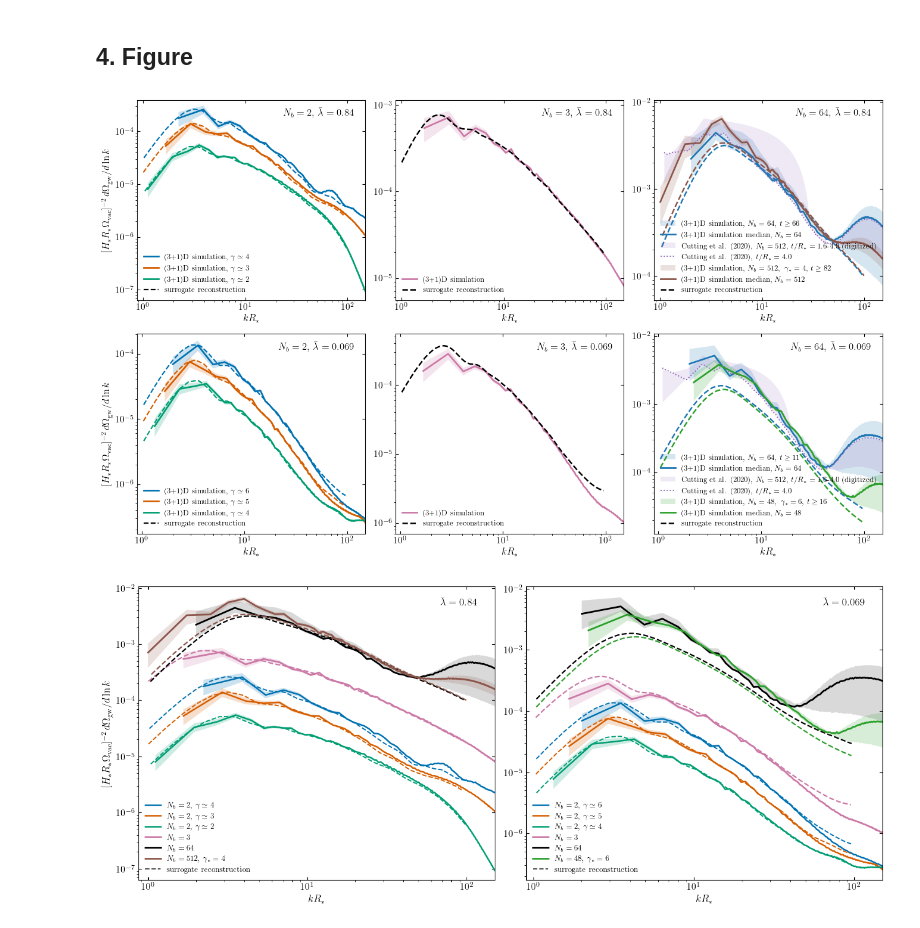
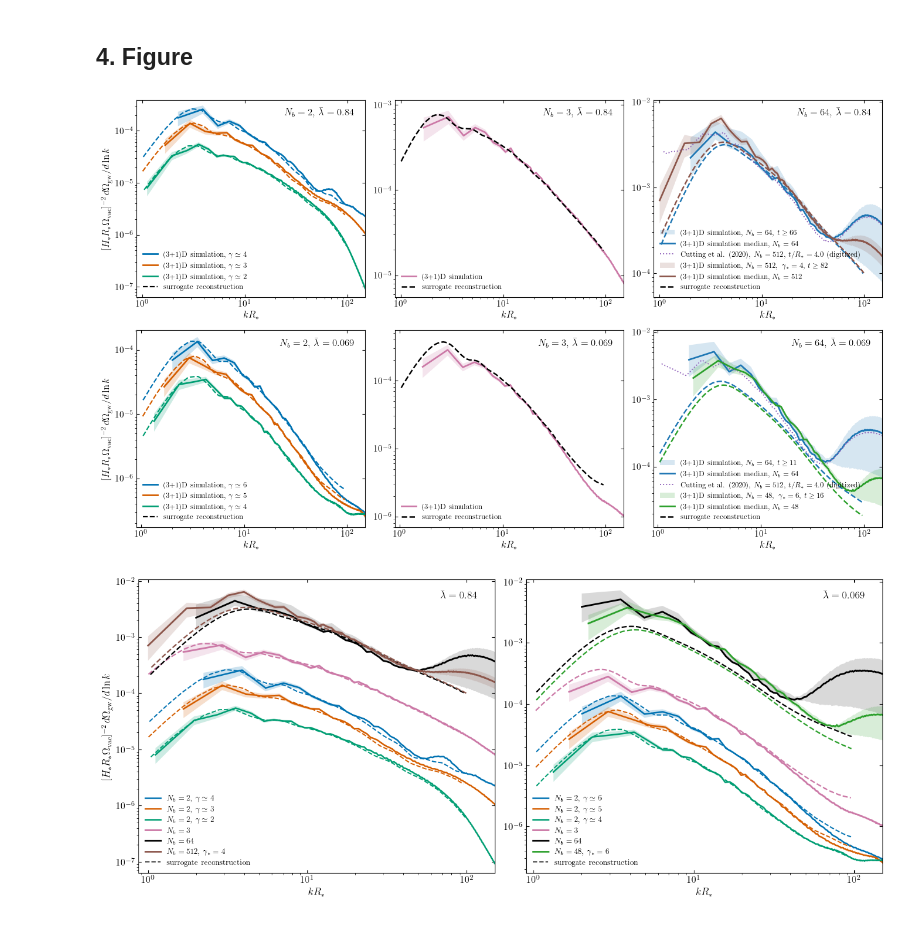
Before and after one commit to MSABuschmann/PhaseTransitionBuilder, a Jupyter notebook: notebooks/22_n2n3n64_surrogate_comparison.ipynb, the cells around one changed output. Cells and saved outputs as stored; diff of their text form; code cells hidden in the pictures.

Commit message:
Drop the Cutting et al. drift band, show only the t/R_*=4.0 snapshot

```diff
--- a/notebooks/22_n2n3n64_surrogate_comparison.ipynb
+++ b/notebooks/22_n2n3n64_surrogate_comparison.ipynb
@@ -530,38 +530,22 @@ color_N512  = 'tab:brown'
 RECON_COLOR = 'black'
 X_MAX = 150.
 
-# Digitized Cutting, Escartin, Hindmarsh & Weir (arXiv:2005.13537) Fig. 10,
-# the largest simulation for each lambda_bar (N_b=512 for 0.845 and 0.069),
+# Digitized Cutting, Escartin, Hindmarsh & Weir (arXiv:2005.13537) Fig. 10
+# panel (d), t/R_*=4.0, N_b=512 (largest simulation for each lambda_bar),
 # gamma_*=4.0. Extracted from the paper's PDF at 600dpi via per-column
 # pixel-color tracking (see the Weir2005 txt file headers for the full
 # extraction/calibration method -- x-axis calibrated from actual tick
 # label positions, cross-checked against the paper's own k=2pi/R_* marker).
-# Already in kR_*/CHW units, no conversion needed.
-#
-# Only t/R_*=1.6, 2.5, 4.0 are used (dropping 0.60) -- consistent with OUR
-# OWN t_coll_end criterion (sum_w>0.01), not the paper's own labeling.
-# Our own t_coll_end/R_* values at gamma_*~4 range 1.14-1.43 across all 4
-# of our N_b=64/512 cases below (including the N_b=512/lambda_bar=0.84
-# case that directly matches this comparison, at 1.429) -- t/R_*=1.6 is
-# past all of them, so by our own criterion it's already post-collision.
-# t/R_*=0.60 is unambiguously before collision ends for any of our cases
-# and is excluded. Added temporarily for a quick sanity check against the
+# Already in kR_*/CHW units, no conversion needed. Single snapshot only,
+# no band -- added temporarily for a quick sanity check against the
 # literature, not a permanent fixture of this figure.
 CUTTING_LIT_DIR = (REPO_ROOT / 'reference_codes' / 'FirstOrder_GW' /
                    'collision_weights' / 'Weir2005')
-CUTTING_LIT_TIMES = ['1.6', '2.5', '4.0']
 
-cutting_lit_band = {}
+cutting_lit = {}
 for lb_key, fname_key in [(0.84, '0.845'), (0.069, '0.069')]:
-    curves = [np.loadtxt(CUTTING_LIT_DIR / f'fig10_gamma4_tR{tR}_lb{fname_key}.txt', delimiter=',')
-             for tR in CUTTING_LIT_TIMES]
-    kR_common = curves[-1][:, 0]   # t/R_*=4.0's own grid as the common x-axis
-    y_on_common = np.array([np.interp(kR_common, c[:, 0], c[:, 1], left=np.nan, right=np.nan)
-                            for c in curves])
-    cutting_lit_band[lb_key] = dict(
-        kR=kR_common, y_min=np.nanmin(y_on_common, axis=0), y_max=np.nanmax(y_on_common, axis=0),
-        y_last=curves[-1][:, 1],
-    )
+    cutting_lit[lb_key] = np.loadtxt(
+        CUTTING_LIT_DIR / f'fig10_gamma4_tR4.0_lb{fname_key}.txt', delimiter=',')
 
 
 def visible_extent(*xy_pairs, x_min=None, x_max=X_MAX):
@@ -637,17 +621,12 @@ for row_idx, lb in enumerate([0.84, 0.069]):
                                 (r64['kR_sh'], r64['y_max']),
                                 (r64['kR_recon'], r64['y_recon']))]
 
-    # Cutting et al. (2020) digitized Fig. 10, N_b=512, lambda_bar-matched --
-    # band spans t/R_*=1.6-4.0 (see note above on why 0.60 is excluded),
-    # showing the literature's own drift over time; the dotted line marks
-    # the latest (t/R_*=4.0) snapshot specifically.
-    lit = cutting_lit_band[lb]
-    ax.fill_between(lit['kR'], lit['y_min'], lit['y_max'], color='tab:purple',
-                    alpha=0.15, linewidth=0,
-                    label=r'Cutting et al. (2020), $N_b=512$, $t/R_*=1.6\mbox{-}4.0$ (digitized)')
-    ax.plot(lit['kR'], lit['y_last'], color='tab:purple', lw=1.4, ls=':',
-            label=r'Cutting et al. (2020), $t/R_*=4.0$')
-    extents64.append(visible_extent((lit['kR'], lit['y_min']), (lit['kR'], lit['y_max'])))
+    # Cutting et al. (2020) digitized Fig. 10(d), t/R_*=4.0, N_b=512,
+    # lambda_bar-matched -- single snapshot, no band.
+    lit = cutting_lit[lb]
+    ax.plot(lit[:, 0], lit[:, 1], color='tab:purple', lw=1.4, ls=':',
+            label=r'Cutting et al. (2020), $N_b=512$, $t/R_*=4.0$ (digitized)')
+    extents64.append(visible_extent((lit[:, 0], lit[:, 1])))
 
     if lb == 0.069:
         # second, independent realization: N_b=48, gamma_*=6 -- plotted
@@ -665,34 +644,34 @@ for row_idx, lb in enumerate([0.84, 0.069]):
 
     if lb == 0.84:
         # second, independent realization: N_b=512, gamma_*=4 -- plotted
         # alongside the N_b=64 case, not instead of it.
         r512 = n64_results_N512
         ax.fill_between(r512['kR_sh'], r512['y_min'], r512['y_max'],
                         color=color_N512, alpha=0.18, linewidth=0,
                         label=rf'(3+1)D simulation, $N_b=512,\ \gamma_*=4$, $t\geq{r512["t_range"][0]:.0f}$')
         ax.plot(r512['kR_sh'], r512['y_median'], color=color_N512, lw=2,
                 label='(3+1)D simulation median, $N_b=512$')
         ax.plot(r512['kR_recon'], r512['y_recon'], color=color_N512, lw=1.8, ls='--')
         extents64.append(visible_extent((r512['kR_sh'], r512['y_min']),
                                         (r512['kR_sh'], r512['y_max']),
                                         (r512['kR_recon'], r512['y_recon'])))
 
     ax.plot([], [], color=RECON_COLOR, lw=1.8, ls='--', label='surrogate reconstruction')
 
     x_min = min(e[0] for e in extents64)
     ymin = min(e[1] for e in extents64)
     ymax = max(e[2] for e in extents64)
     style_panel(ax, x_min, ymin, ymax, rf'$N_b=64$,  $\bar\lambda={lb}$')
 
 ylabel = r'$[H_*R_*\Omega_{\rm vac}]^{-2}\,d\Omega_{\rm gw}/d\ln k$'
 axes[0, 0].set_ylabel(ylabel, fontsize=12)
 axes[1, 0].set_ylabel(ylabel, fontsize=12)
 
 fig.tight_layout()
 fig.savefig(PLOTS_DIR / 'n2n3n64_surrogate_grid.pdf', bbox_inches='tight')
 plt.show()
 # %% [output]
-[figure, old version]
+[figure, new version]
 # %%
 # --- Combined view: N=2/N=3/N=64 all on one panel per lambda_bar ---
 fig2, axes2 = plt.subplots(1, 2, figsize=(13, 5.5))
```
Also changed, not shown: 2 other files.
